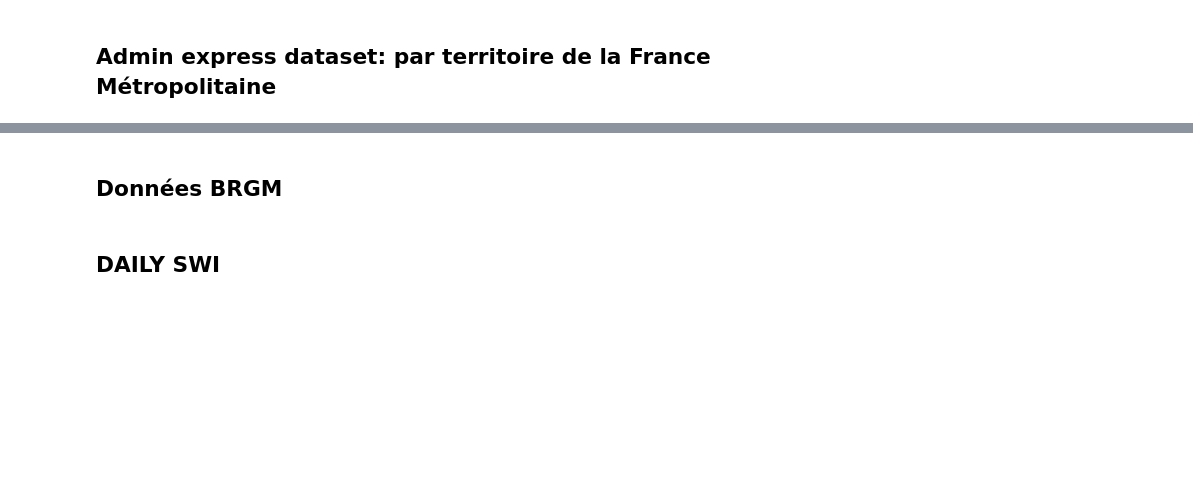
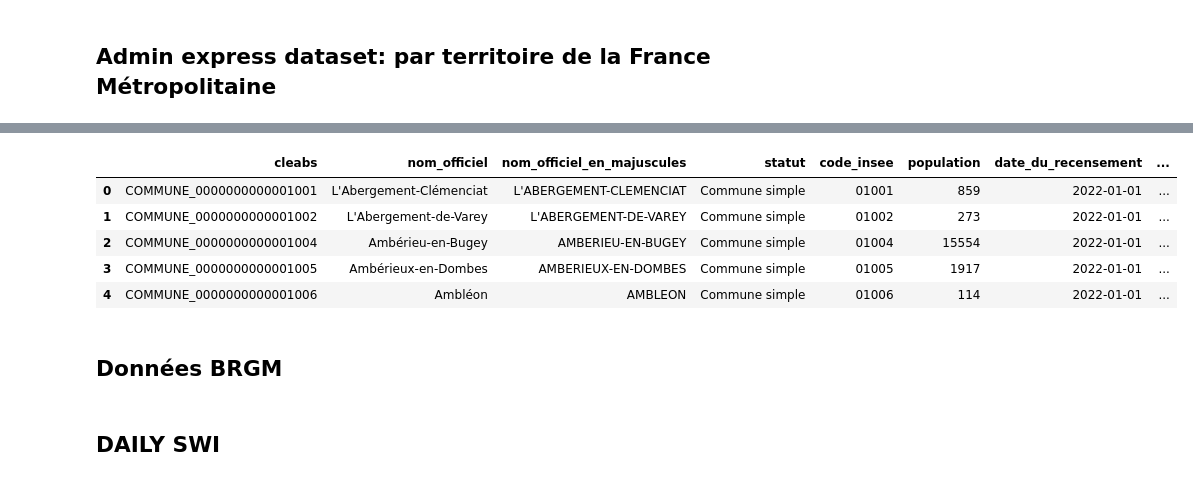
Before and after one commit to Sophie-Monsi/MACHINE-LEARNING-FOR-CLIMATE-RISK, a Jupyter notebook: Database_download.ipynb, the cells around one changed output, grey strips where cells are left out. Cells and saved outputs as stored; diff of their text form; code cells hidden in the pictures; blank space fills up the shorter version.

Commit message:
Admin express en open source, donc on peut charger directement

```diff
--- a/Database_download.ipynb
+++ b/Database_download.ipynb
@@ -66,0 +36,34 @@ gdf.head()
+# %%
+# Config S3
+S3_ENDPOINT_URL = "https://" + os.environ["AWS_S3_ENDPOINT"]
+fs = s3fs.S3FileSystem(client_kwargs={'endpoint_url': S3_ENDPOINT_URL})
+
+# Fichier 7z sur S3
+FILE_PATH_S3 = "sophiemonsi/PROJET_3A_ML/ADMIN-EXPRESS_4-0__GPKG_LAMB93_FXX_2025-10-15.7z"
+
+# Lecture du 7z
+with fs.open(FILE_PATH_S3, mode="rb") as file_in:
+    file_content = file_in.read()
+
+# Décompression dans un dossier temporaire
+with tempfile.TemporaryDirectory() as tmpdir:
+    with py7zr.SevenZipFile(io.BytesIO(file_content), mode='r') as archive:
+        archive.extractall(path=tmpdir)
+
+    # Afficher les fichiers extraits
+    for root, dirs, files in os.walk(tmpdir):
+        for f in files:
+            print("Fichier extrait :", os.path.join(root, f))
+
+    # Fichier d'intérêt
+    gpkg_path = os.path.join(
+        tmpdir,
+        "ADMIN-EXPRESS_4-0__GPKG_LAMB93_FXX_2025-10-15",
+        "ADMIN-EXPRESS",
+        "1_DONNEES_LIVRAISON_2025-10-00142",
+        "ADE_4-0_GPKG_LAMB93_FXX-ED2025-10-15",
+        "ADE_4-0_GPKG_LAMB93_FXX-ED2025-10-15.gpkg"
+    )
+    gdf = gpd.read_file(gpkg_path)
+    gdf_communes = gpd.read_file(gpkg_path, layer="commune").to_crs(2154)
+    gdf_deps = gpd.read_file(gpkg_path, layer="departement").to_crs(2154)
@@ -67,3 +79,12 @@ gdf.head()
+# %%
+gdf_communes.head()
+# %% [output]
+|  | cleabs | nom_officiel | nom_officiel_en_majuscules | statut | code_insee | population | date_du_recensement | ... |
+| 0 | COMMUNE_0000000000001001 | L'Abergement-Clémenciat | L'ABERGEMENT-CLEMENCIAT | Commune simple | 01001 | 859 | 2022-01-01 | ... |
+| 1 | COMMUNE_0000000000001002 | L'Abergement-de-Varey | L'ABERGEMENT-DE-VAREY | Commune simple | 01002 | 273 | 2022-01-01 | ... |
+| 2 | COMMUNE_0000000000001004 | Ambérieu-en-Bugey | AMBERIEU-EN-BUGEY | Commune simple | 01004 | 15554 | 2022-01-01 | ... |
+| 3 | COMMUNE_0000000000001005 | Ambérieux-en-Dombes | AMBERIEUX-EN-DOMBES | Commune simple | 01005 | 1917 | 2022-01-01 | ... |
+| 4 | COMMUNE_0000000000001006 | Ambléon | AMBLEON | Commune simple | 01006 | 114 | 2022-01-01 | ... |
 # %%
 
 len(gdf["code_insee_du_departement"].unique())
```
Also changed, not shown: parts of 6 cells of this notebook.
